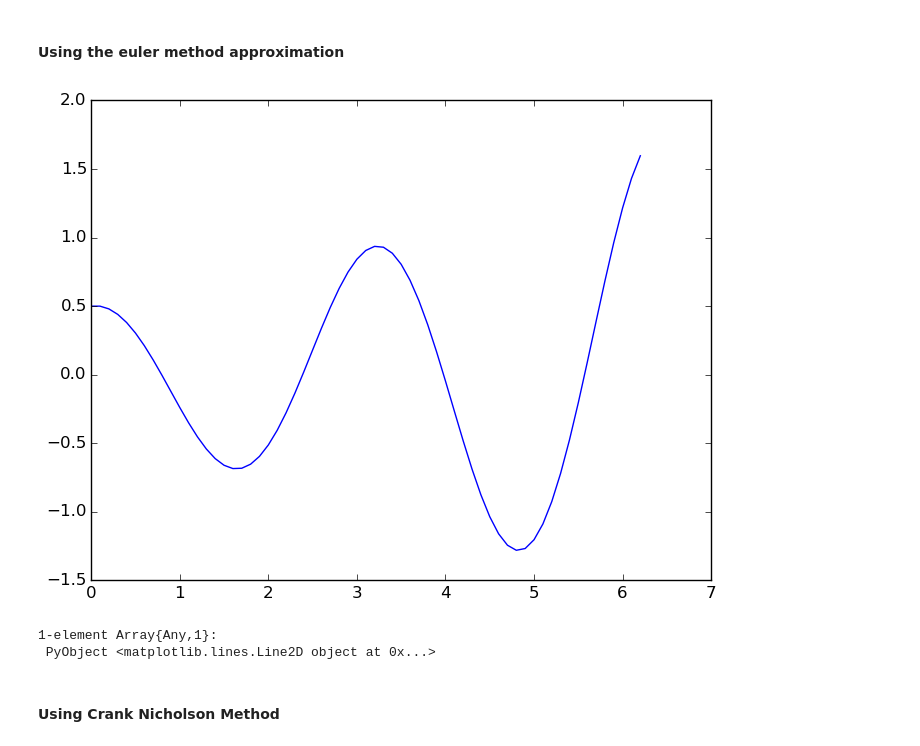
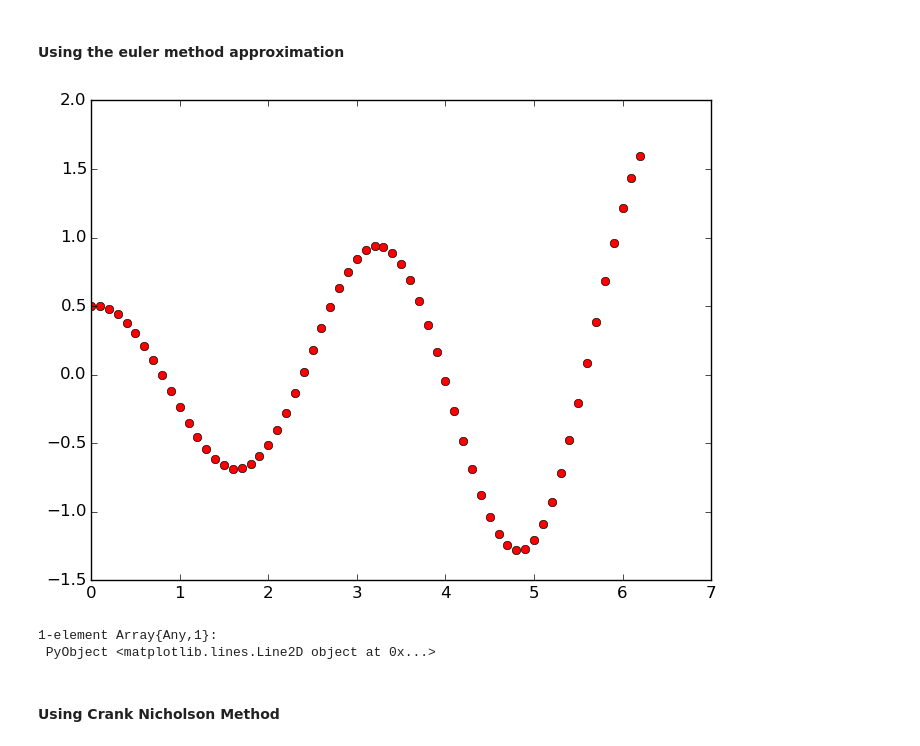
Before and after one commit to amitjamadagni/Notes-Notebooks, a Jupyter notebook: Notebooks/Solvers.ipynb, the cells around one changed output. Drawn from its saved outputs; the diff is of its cells as text; code cells hidden in the pictures.

```diff
--- a/Notebooks/Solvers.ipynb
+++ b/Notebooks/Solvers.ipynb
@@ -261,9 +261,9 @@ plot(tlist, Float64[real(xe[1]) for xe in fs_s])
 # %% [markdown]
 #### Using the euler method approximation
 # %%
-fs_e = solver_Euler(H, init_state, tlist);plot(tlist, Float64[real(xe[1]) for xe in fs_e])
+fs_e = solver_Euler(H, init_state, tlist);plot(tlist, Float64[real(xe[1]) for xe in fs_e],"ro")
 # %% [output]
-[figure, old version]
+[figure, new version]
 1-element Array{Any,1}:
  PyObject <matplotlib.lines.Line2D object at 0x...>
 # %% [markdown]
```
Also changed, not shown: parts of 1 cell of this notebook.
